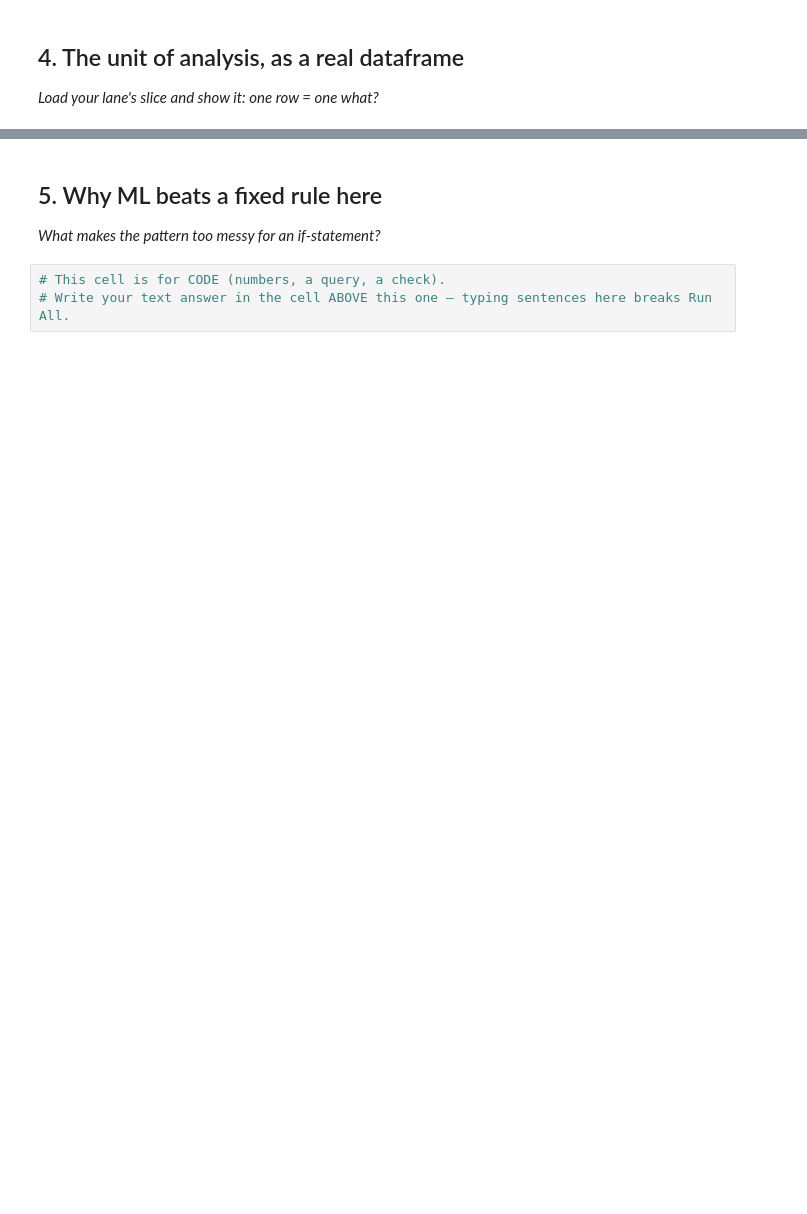
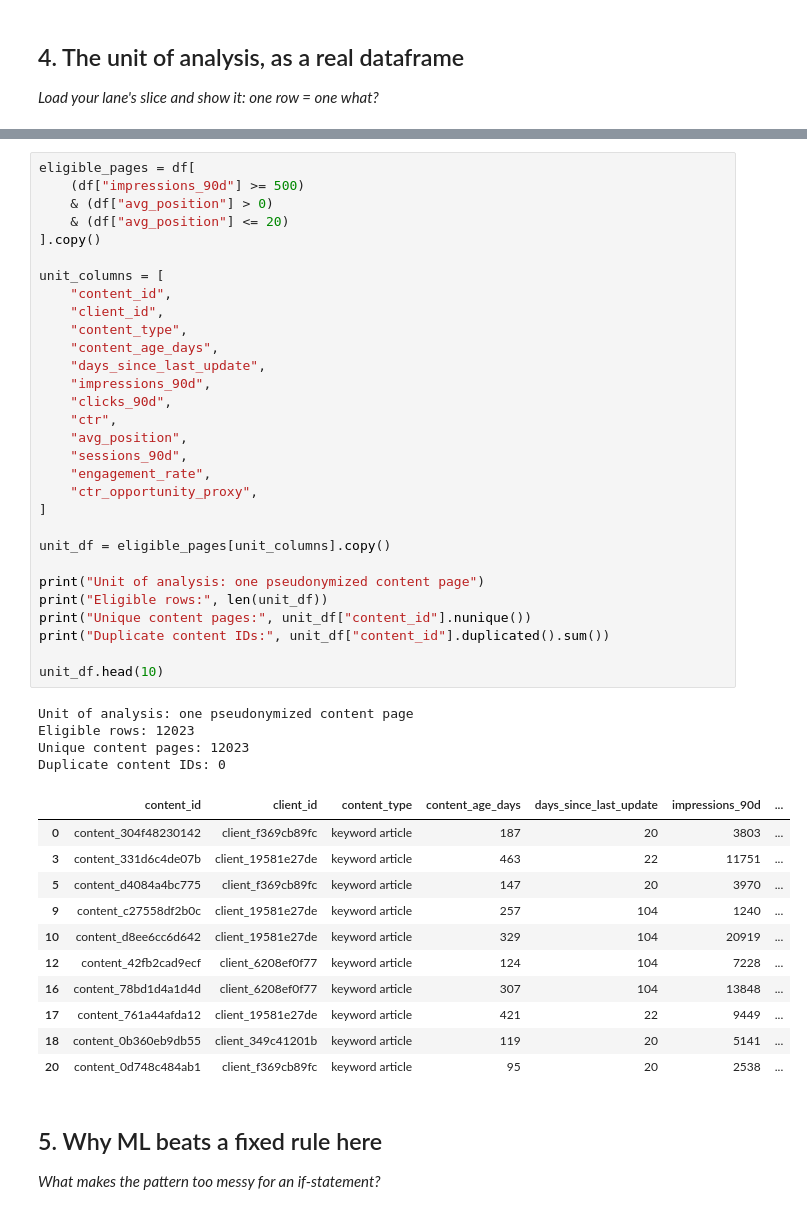
Before and after one commit to melikekaya01/flyrank-ml, a Jupyter notebook: work/notebooks/w02_ml_task_framing.ipynb, the cells around one changed output, grey strips where cells are left out. Saved outputs shown, nothing was run; the diff lists cells and outputs as text; blank space fills up the shorter version.

```diff
--- a/work/notebooks/w02_ml_task_framing.ipynb
+++ b/work/notebooks/w02_ml_task_framing.ipynb
@@ -37,7 +158,50 @@ This skeleton is yours to fill. Work the sections **in order** — each one has
+# %%
+eligible_pages = df[
+    (df["impressions_90d"] >= 500)
+    & (df["avg_position"] > 0)
+    & (df["avg_position"] <= 20)
+].copy()
+
+unit_columns = [
+    "content_id",
+    "client_id",
+    "content_type",
+    "content_age_days",
+    "days_since_last_update",
+    "impressions_90d",
+    "clicks_90d",
+    "ctr",
+    "avg_position",
+    "sessions_90d",
+    "engagement_rate",
+    "ctr_opportunity_proxy",
+]
+
+unit_df = eligible_pages[unit_columns].copy()
+
+print("Unit of analysis: one pseudonymized content page")
+print("Eligible rows:", len(unit_df))
+print("Unique content pages:", unit_df["content_id"].nunique())
+print("Duplicate content IDs:", unit_df["content_id"].duplicated().sum())
+
+unit_df.head(10)
+# %% [output]
+Unit of analysis: one pseudonymized content page
+Eligible rows: 12023
+Unique content pages: 12023
+Duplicate content IDs: 0
+|  | content_id | client_id | content_type | content_age_days | days_since_last_update | impressions_90d | ... |
+| 0 | content_304f48230142 | client_f369cb89fc | keyword article | 187 | 20 | 3803 | ... |
+| 3 | content_331d6c4de07b | client_19581e27de | keyword article | 463 | 22 | 11751 | ... |
+| 5 | content_d4084a4bc775 | client_f369cb89fc | keyword article | 147 | 20 | 3970 | ... |
+| 9 | content_c27558df2b0c | client_19581e27de | keyword article | 257 | 104 | 1240 | ... |
+| 10 | content_d8ee6cc6d642 | client_19581e27de | keyword article | 329 | 104 | 20919 | ... |
+| 12 | content_42fb2cad9ecf | client_6208ef0f77 | keyword article | 124 | 104 | 7228 | ... |
+| 16 | content_78bd1d4a1d4d | client_6208ef0f77 | keyword article | 307 | 104 | 13848 | ... |
+| 17 | content_761a44afda12 | client_19581e27de | keyword article | 421 | 22 | 9449 | ... |
+| 18 | content_0b360eb9db55 | client_349c41201b | keyword article | 119 | 20 | 5141 | ... |
+| 20 | content_0d748c484ab1 | client_f369cb89fc | keyword article | 95 | 20 | 2538 | ... |
 # %% [markdown]
 ## 5. Why ML beats a fixed rule here
 
 *What makes the pattern too messy for an if-statement?*
-# %%
-# This cell is for CODE (numbers, a query, a check).
-# Write your text answer in the cell ABOVE this one — typing sentences here breaks Run All.
```
Also changed, not shown: parts of 14 cells of this notebook.
